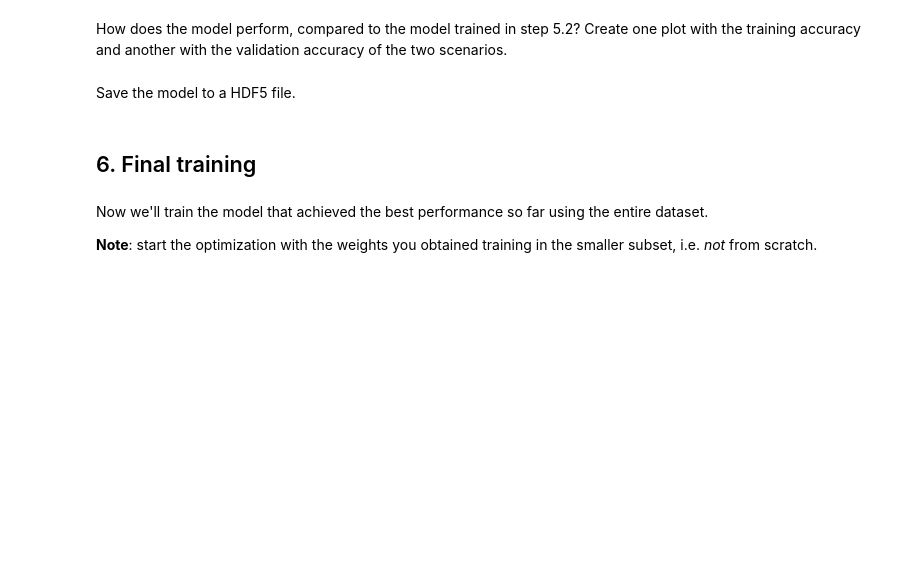
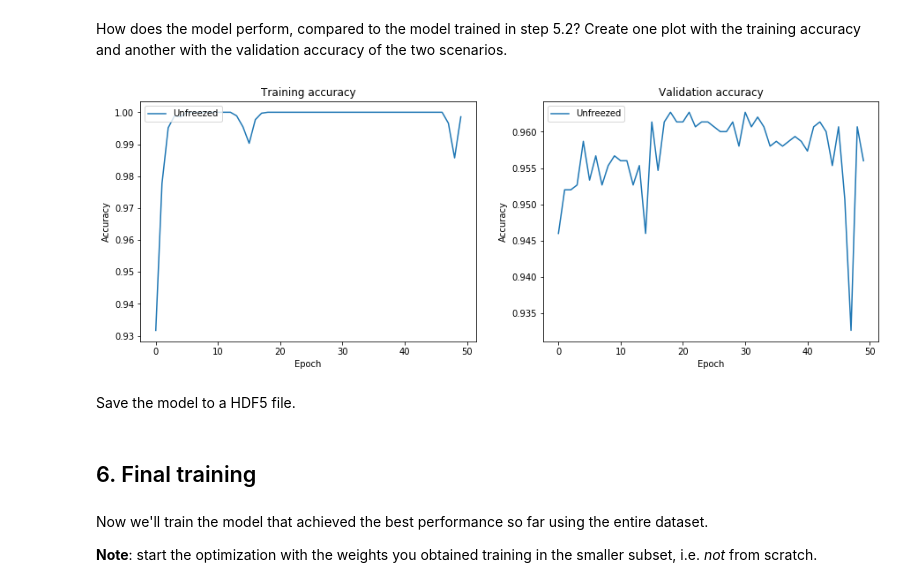
Before and after one commit to jcberntsson/ssy340-ha1, a Jupyter notebook: HA1.ipynb, the cells around one changed output. Cells and saved outputs as stored; diff of their text form; code cells hidden in the pictures; blank space fills up the shorter version.

```diff
--- a/HA1.ipynb
+++ b/HA1.ipynb
@@ -677,8 +678,13 @@ Improve the architecture for the layers you add on top of VGG16. Try different i
 reg = regularizers.l2(0.005)
 args = { 'kernel_initializer':'random_uniform', 'bias_initializer':'random_uniform', 'kernel_regularizer': reg }
 top_model = Sequential()
+# top_model.add(BatchNormalization())
 top_model.add(Dense(1024, activation='relu', **args))
-top_model.add(Dense(256, activation='relu', **args))
+# top_model.add(BatchNormalization())
+top_model.add(Dropout(0.5))
+top_model.add(Dense(1024, activation='relu', **args))
+# top_model.add(BatchNormalization())
+top_model.add(Dropout(0.5))
 top_model.add(Dense(1, activation='sigmoid', **args))
 
 vgg_model = keras.applications.vgg16.VGG16(include_top=False, weights='imagenet', input_shape=(image_width, image_height, 3), pooling='max')
@@ -687,34 +693,33 @@ model = Model(inputs=vgg_model.input, outputs=top_model(vgg_model.output))
 for layer in vgg_model.layers:
     layer.trainable = False
 
-tb_callback = keras.callbacks.TensorBoard(log_dir='./Graph', histogram_freq=0, write_graph=True, write_images=True)
+# tb_callback = keras.callbacks.TensorBoard(log_dir='./Graph', histogram_freq=0, write_graph=True, write_images=True)
 
 model.compile(optimizer='adam', loss='binary_crossentropy', metrics=['accuracy'])
 trans_best_hist_locked = model.fit_generator(
     train_generator,
-    epochs=20,
-    steps_per_epoch=40,
-    validation_steps=20,
+    epochs=10,
     validation_data=validation_generator,
-    callbacks=[tb_callback]
+    verbose=1,
+#     callbacks=[tb_callback]
 )
 
 for layer in vgg_model.layers:
     layer.trainable = True
 
-model.compile(optimizer='adam', loss='binary_crossentropy', metrics=['accuracy'])
+opt = Adam(lr=0.00002)
+model.compile(optimizer=opt, loss='binary_crossentropy', metrics=['accuracy'])
 trans_best_hist_unlocked = model.fit_generator(
     train_generator,
-    epochs=20,
-    steps_per_epoch=40,
-    validation_steps=20,
+    epochs=50,
     validation_data=validation_generator,
-    callbacks=[tb_callback]
+    verbose=1,
+#     callbacks=[tb_callback]
 )
 
 with open('hist_trans_best_locked', 'wb') as file_pi:
-        pickle.dump(trans_best_hist_locked, file_pi)
+        pickle.dump(trans_best_hist_locked.history, file_pi)
 
 with open('hist_trans_best_unlocked', 'wb') as file_pi:
-        pickle.dump(trans_best_hist_unlocked, file_pi)
+        pickle.dump(trans_best_hist_unlocked.history, file_pi)
 # %% [output]
@@ -741,25 +745,27 @@ How does the model perform, compared to the model trained in step 5.2? Create on
 # %%
 plt.figure(figsize=(15,5))
 
 # Training accuracy
 plt.subplot(121)
-plt.plot(trans_fine_hist.history['acc'])
+# plt.plot(trans_fine_hist.history['acc'])
 plt.plot(trans_best_hist_unlocked.history['acc'])
 plt.title('Training accuracy')
 plt.ylabel('Accuracy')
 plt.xlabel('Epoch')
 plt.legend(['Unfreezed', 'Fine tuned'], loc='upper left')
 
 # Validation accuracy
 plt.subplot(122)
 plt.plot(trans_fine_hist.history['val_acc'])
 plt.plot(trans_best_hist_unlocked.history['val_acc'])
 plt.title('Validation accuracy')
 plt.ylabel('Accuracy')
 plt.xlabel('Epoch')
 plt.legend(['Unfreezed', 'Fine tuned'], loc='upper left')
 
 plt.show()
+# %% [output]
+[figure, added]
 # %% [markdown]
 Save the model to a HDF5 file.
 # %%
```
Also changed, not shown: parts of 7 cells of this notebook, 5 other files.
